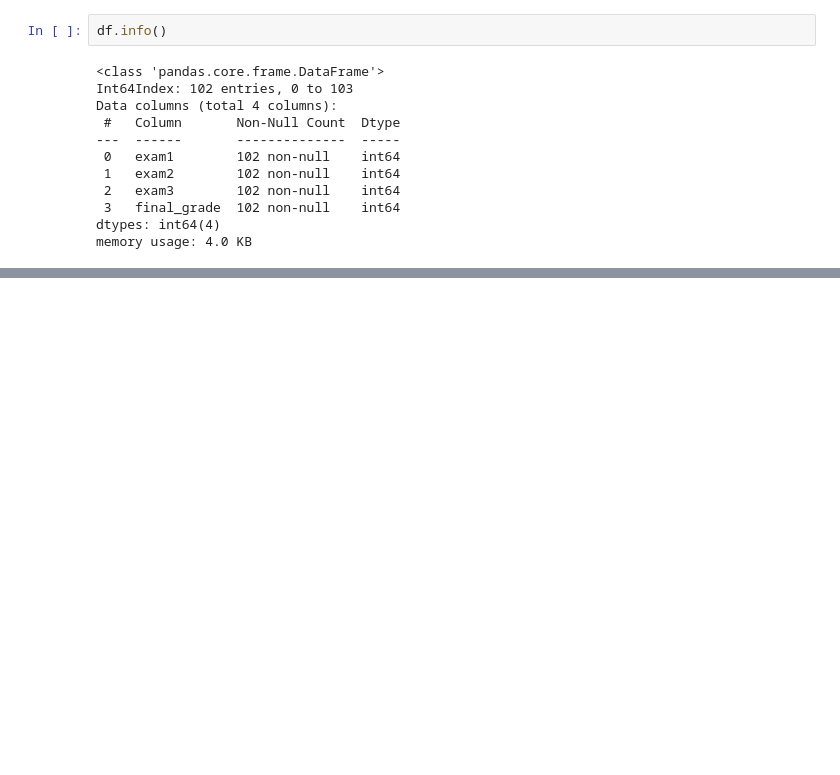
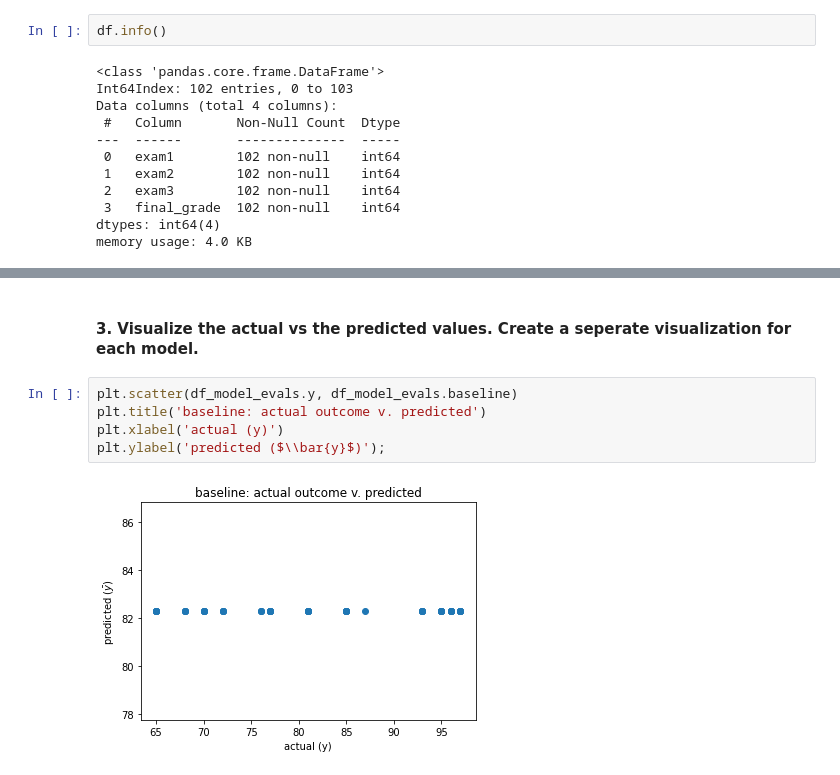
Before and after one commit to Promeos/regression-exercises, a Jupyter notebook: model.ipynb, the cells around one changed output, grey strips where cells are left out. Cells and saved outputs as stored; diff of their text form; blank space fills up the shorter version.

```diff
--- a/model.ipynb
+++ b/model.ipynb
@@ -89,0 +113,9 @@ Tune your models using validate to improve performance. Select the model w/ the
+# %% [markdown]
+#### 3. Visualize the actual vs the predicted values. Create a seperate visualization for each model.
+# %%
+plt.scatter(df_model_evals.y, df_model_evals.baseline)
+plt.title('baseline: actual outcome v. predicted')
+plt.xlabel('actual (y)')
+plt.ylabel('predicted ($\\bar{y}$)');
+# %% [output]
+[figure, added]
```
Also changed, not shown: parts of 48 cells of this notebook, 1 other file.
